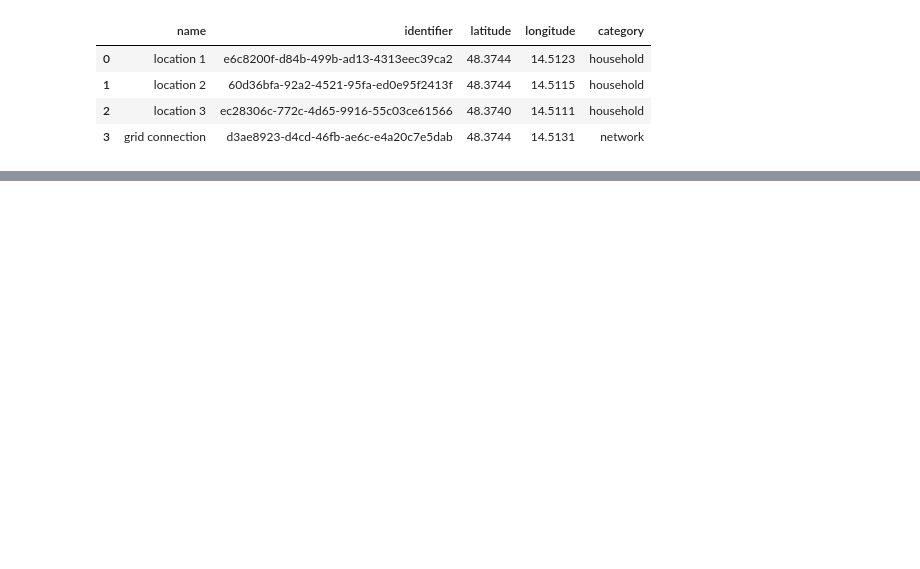
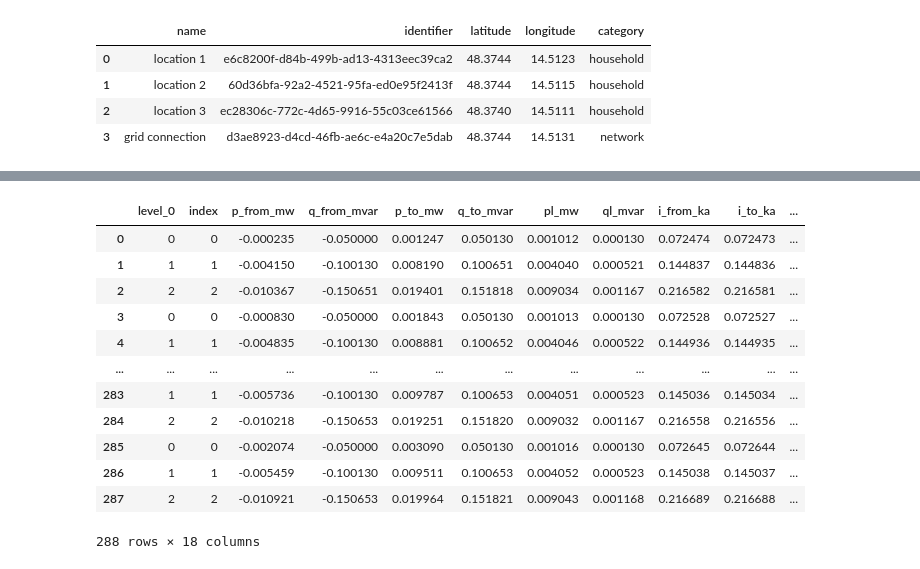
Before and after one commit to prescriptiveanalytics/EnergyScheduling, a Jupyter notebook: Prototype/coordinator/demo.ipynb, the cells around one changed output, grey strips where cells are left out. Saved outputs shown, nothing was run; the diff lists cells and outputs as text; code cells hidden in the pictures; blank space fills up the shorter version.

```diff
--- a/Prototype/coordinator/demo.ipynb
+++ b/Prototype/coordinator/demo.ipynb
@@ -236,0 +444,16 @@ load_map_df
+# %%
+res_line_ts
+# %% [output]
+|  | level_0 | index | p_from_mw | q_from_mvar | p_to_mw | q_to_mvar | pl_mw | ql_mvar | i_from_ka | i_to_ka | ... |
+| 0 | 0 | 0 | -0.000235 | -0.050000 | 0.001247 | 0.050130 | 0.001012 | 0.000130 | 0.072474 | 0.072473 | ... |
+| 1 | 1 | 1 | -0.004150 | -0.100130 | 0.008190 | 0.100651 | 0.004040 | 0.000521 | 0.144837 | 0.144836 | ... |
+| 2 | 2 | 2 | -0.010367 | -0.150651 | 0.019401 | 0.151818 | 0.009034 | 0.001167 | 0.216582 | 0.216581 | ... |
+| 3 | 0 | 0 | -0.000830 | -0.050000 | 0.001843 | 0.050130 | 0.001013 | 0.000130 | 0.072528 | 0.072527 | ... |
+| 4 | 1 | 1 | -0.004835 | -0.100130 | 0.008881 | 0.100652 | 0.004046 | 0.000522 | 0.144936 | 0.144935 | ... |
+| ... | ... | ... | ... | ... | ... | ... | ... | ... | ... | ... | ... |
+| 283 | 1 | 1 | -0.005736 | -0.100130 | 0.009787 | 0.100653 | 0.004051 | 0.000523 | 0.145036 | 0.145034 | ... |
+| 284 | 2 | 2 | -0.010218 | -0.150653 | 0.019251 | 0.151820 | 0.009032 | 0.001167 | 0.216558 | 0.216556 | ... |
+| 285 | 0 | 0 | -0.002074 | -0.050000 | 0.003090 | 0.050130 | 0.001016 | 0.000130 | 0.072645 | 0.072644 | ... |
+| 286 | 1 | 1 | -0.005459 | -0.100130 | 0.009511 | 0.100653 | 0.004052 | 0.000523 | 0.145038 | 0.145037 | ... |
+| 287 | 2 | 2 | -0.010921 | -0.150653 | 0.019964 | 0.151821 | 0.009043 | 0.001168 | 0.216689 | 0.216688 | ... |
+288 rows × 18 columns
```
Also changed, not shown: parts of 33 cells of this notebook, 4 other files.
